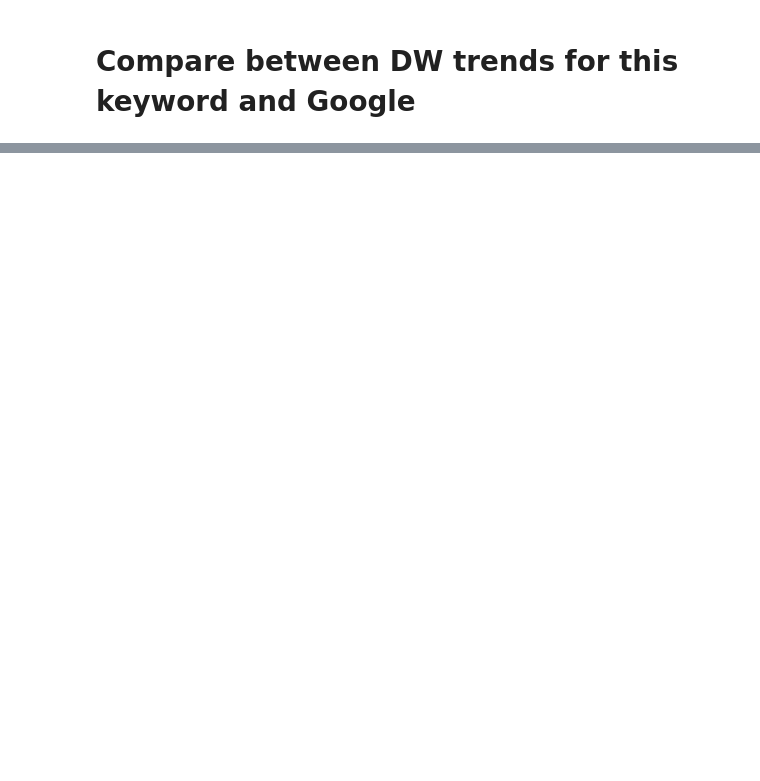
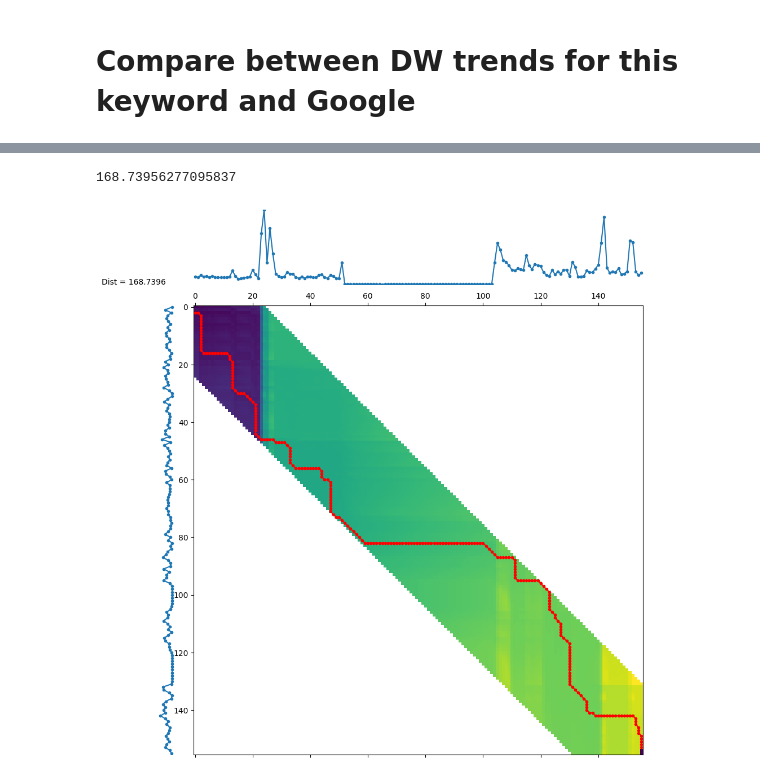
Before and after one commit to mariosakritas/NLP-methods-for-news-articles, a Jupyter notebook: notebooks/pipeline2_main.ipynb, the cells around one changed output, grey strips where cells are left out. Saved outputs shown, nothing was run; the diff lists cells and outputs as text; code cells hidden in the pictures; blank space fills up the shorter version.

```diff
--- a/notebooks/pipeline2_main.ipynb
+++ b/notebooks/pipeline2_main.ipynb
@@ -70,0 +114,26 @@ plot_signals(mixed_df, fig, ax, keyword)
+# %%
+#Calculating distance between two timesries: Dynamic Time warping
+#The matrix with all warping paths can be visualised as follows:
+#!pip install dtaidistance
+from dtaidistance import dtw
+from dtaidistance import dtw_visualisation as dtwvis
+import random
+import numpy as np
+def dta(s1,s2):
+    # s1 = detrended_dw
+    # s2 = detrended_google
+    x = np.arange(0, 20, .5)
+
+    random.seed(1)
+    for idx in range(len(s2)):
+        if random.random() < 0.05:
+            s2[idx] += (random.random() - 0.5) / 2
+    d, paths = dtw.warping_paths(s1, s2, window=25, psi=2)
+    best_path = dtw.best_path(paths)
+    dtwvis.plot_warpingpaths(s1, s2, paths, best_path)
+    return d
+# %%
+dta(mixed_df['dw'],mixed_df['google'])
+# %% [output]
+168.73956277095837
+[figure, added]
```
Also changed, not shown: parts of 6 cells of this notebook.
